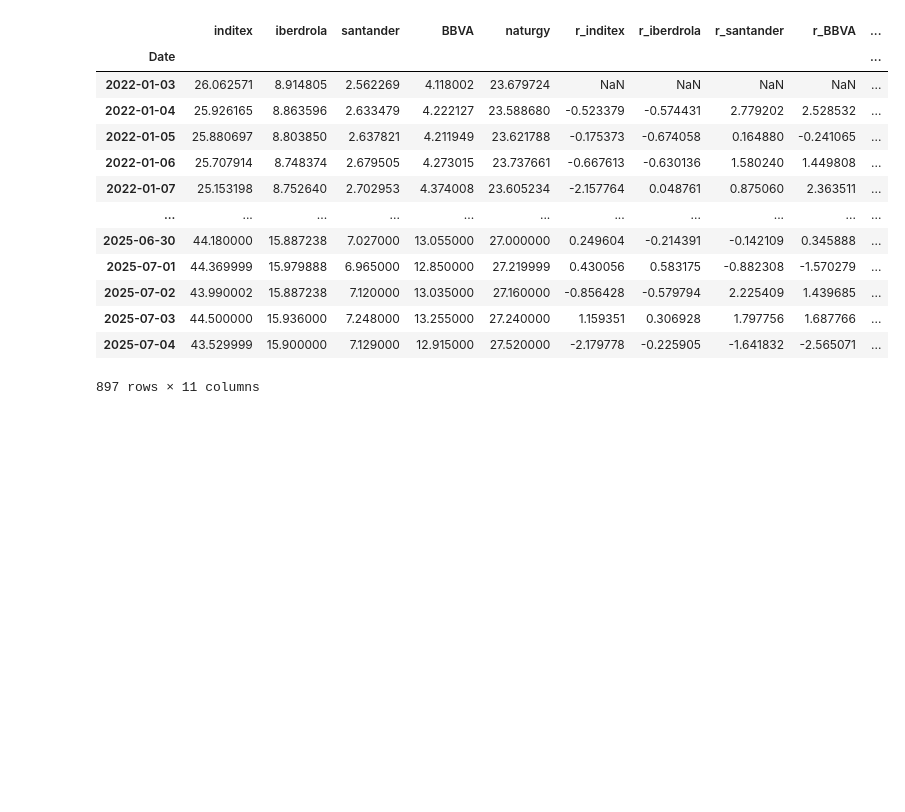
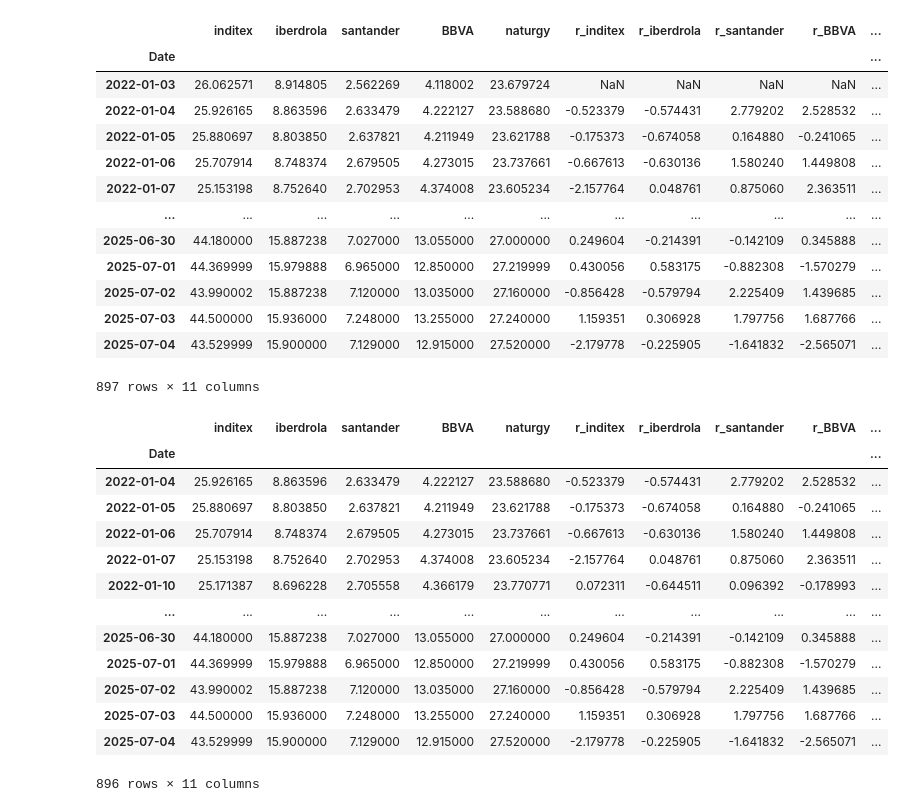
Before and after one commit to RafaelCaballero/Julio25, a Jupyter notebook: code/proyecto_regresion.ipynb, the cells around one changed output. Saved outputs shown, nothing was run; the diff lists cells and outputs as text; code cells hidden in the pictures; blank space fills up the shorter version.

```diff
--- a/code/proyecto_regresion.ipynb
+++ b/code/proyecto_regresion.ipynb
@@ -82,3 +83,21 @@ df
 | 2025-07-03 | 44.500000 | 15.936000 | 7.248000 | 13.255000 | 27.240000 | 1.159351 | 0.306928 | 1.797756 | 1.687766 | ... |
 | 2025-07-04 | 43.529999 | 15.900000 | 7.129000 | 12.915000 | 27.520000 | -2.179778 | -0.225905 | -1.641832 | -2.565071 | ... |
 897 rows × 11 columns
+# %%
+df = df.iloc[1:]
+df
+# %% [output]
+|  | inditex | iberdrola | santander | BBVA | naturgy | r_inditex | r_iberdrola | r_santander | r_BBVA | ... |
+| Date |  |  |  |  |  |  |  |  |  | ... |
+| 2022-01-04 | 25.926165 | 8.863596 | 2.633479 | 4.222127 | 23.588680 | -0.523379 | -0.574431 | 2.779202 | 2.528532 | ... |
+| 2022-01-05 | 25.880697 | 8.803850 | 2.637821 | 4.211949 | 23.621788 | -0.175373 | -0.674058 | 0.164880 | -0.241065 | ... |
+| 2022-01-06 | 25.707914 | 8.748374 | 2.679505 | 4.273015 | 23.737661 | -0.667613 | -0.630136 | 1.580240 | 1.449808 | ... |
+| 2022-01-07 | 25.153198 | 8.752640 | 2.702953 | 4.374008 | 23.605234 | -2.157764 | 0.048761 | 0.875060 | 2.363511 | ... |
+| 2022-01-10 | 25.171387 | 8.696228 | 2.705558 | 4.366179 | 23.770771 | 0.072311 | -0.644511 | 0.096392 | -0.178993 | ... |
+| ... | ... | ... | ... | ... | ... | ... | ... | ... | ... | ... |
+| 2025-06-30 | 44.180000 | 15.887238 | 7.027000 | 13.055000 | 27.000000 | 0.249604 | -0.214391 | -0.142109 | 0.345888 | ... |
+| 2025-07-01 | 44.369999 | 15.979888 | 6.965000 | 12.850000 | 27.219999 | 0.430056 | 0.583175 | -0.882308 | -1.570279 | ... |
+| 2025-07-02 | 43.990002 | 15.887238 | 7.120000 | 13.035000 | 27.160000 | -0.856428 | -0.579794 | 2.225409 | 1.439685 | ... |
+| 2025-07-03 | 44.500000 | 15.936000 | 7.248000 | 13.255000 | 27.240000 | 1.159351 | 0.306928 | 1.797756 | 1.687766 | ... |
+| 2025-07-04 | 43.529999 | 15.900000 | 7.129000 | 12.915000 | 27.520000 | -2.179778 | -0.225905 | -1.641832 | -2.565071 | ... |
+896 rows × 11 columns
```
Also changed, not shown: parts of 3 cells of this notebook.
